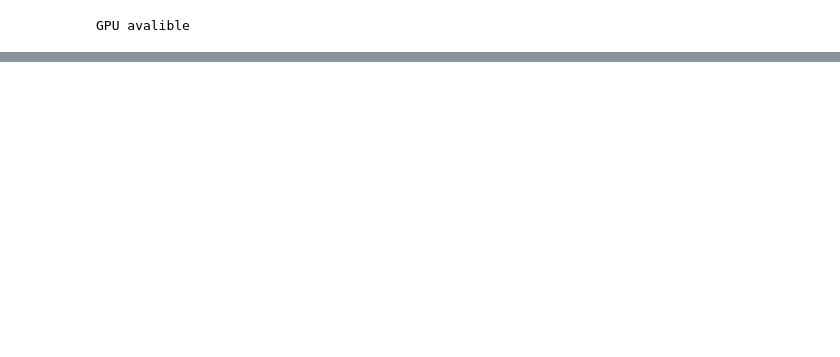
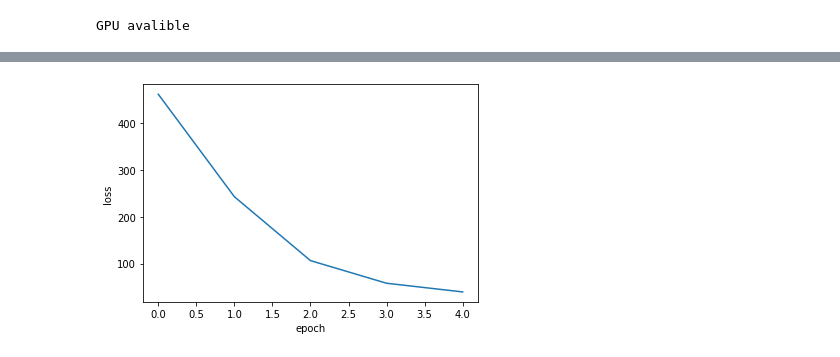
Before and after one commit to AndrewCDownie/Classwork, a Jupyter notebook: Assignment7.ipynb, the cells around one changed output, grey strips where cells are left out. Drawn from its saved outputs; the diff is of its cells as text; code cells hidden in the pictures; blank space fills up the shorter version.

```diff
--- a/Assignment7.ipynb
+++ b/Assignment7.ipynb
@@ -188,0 +286,7 @@ plt.plot(losses)
+# %%
+plt.plot(train_epoch_losses)
+plt.xlabel("epoch")
+plt.ylabel("loss")
+plt.savefig("epoch vs loss Train")
+# %% [output]
+[figure, added]
```
Also changed, not shown: parts of 9 cells of this notebook.
